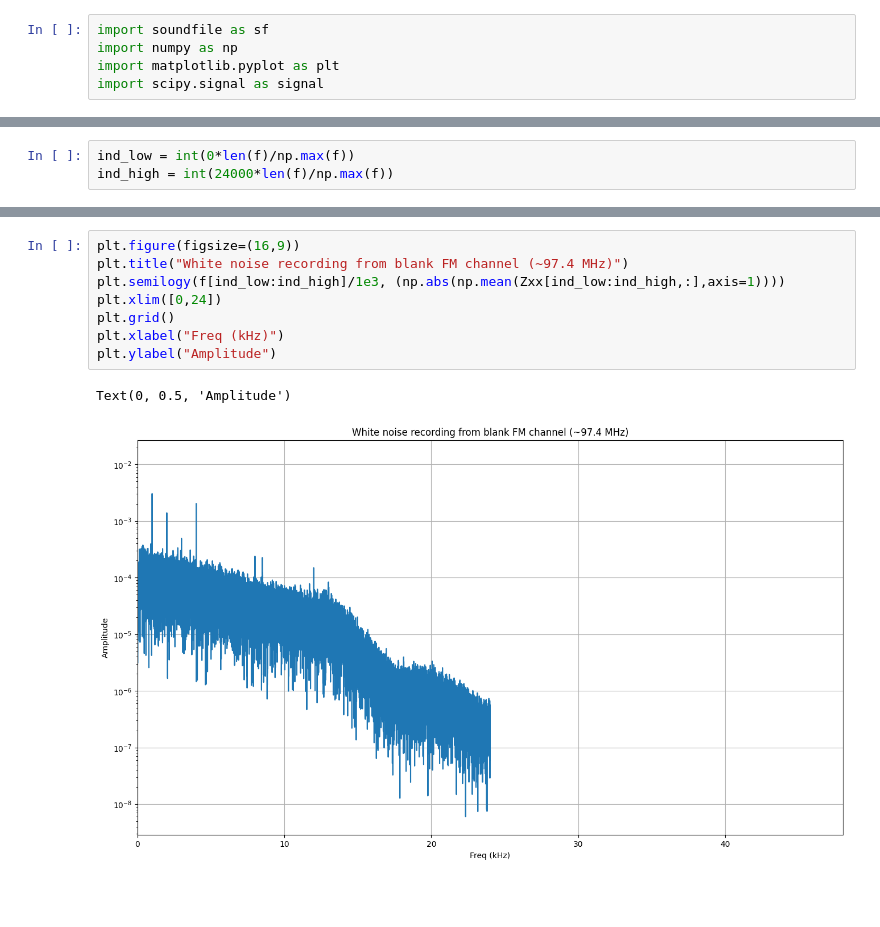
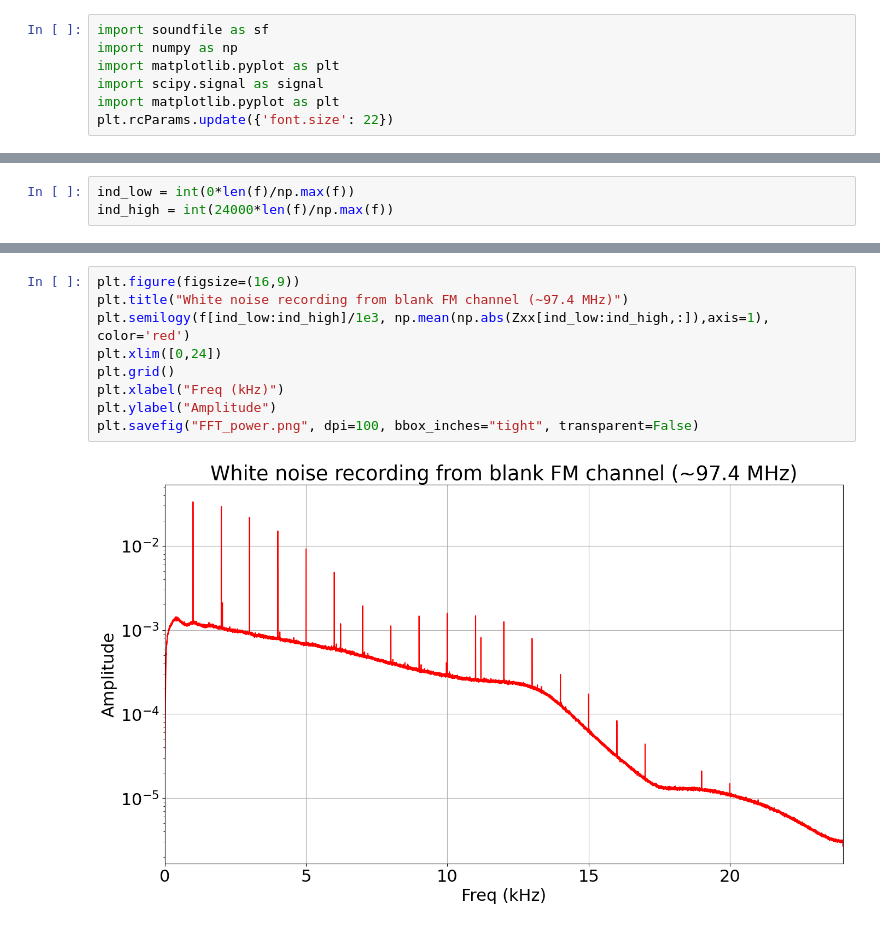
Before and after one commit to jnthek/longwave-astronomy, a Jupyter notebook: VLF/Analyse_data.ipynb, the cells around one changed output, grey strips where cells are left out. Cells and saved outputs as stored; diff of their text form; blank space fills up the shorter version.

```diff
--- a/VLF/Analyse_data.ipynb
+++ b/VLF/Analyse_data.ipynb
@@ -3,6 +3,8 @@ import soundfile as sf
 import numpy as np
 import matplotlib.pyplot as plt
 import scipy.signal as signal
+import matplotlib.pyplot as plt
+plt.rcParams.update({'font.size': 22})
 # %%
 data, samplerate = sf.read('test.wav')
 f,t,Zxx = signal.stft(data[:,0], fs=samplerate, nperseg=samplerate)
@@ -17,11 +29,11 @@ ind_high = int(24000*len(f)/np.max(f))
 # %%
 plt.figure(figsize=(16,9))
 plt.title("White noise recording from blank FM channel (~97.4 MHz)")
-plt.semilogy(f[ind_low:ind_high]/1e3, (np.abs(np.mean(Zxx[ind_low:ind_high,:],axis=1))))
+plt.semilogy(f[ind_low:ind_high]/1e3, np.mean(np.abs(Zxx[ind_low:ind_high,:]),axis=1), color='red')
 plt.xlim([0,24])
 plt.grid()
 plt.xlabel("Freq (kHz)")
 plt.ylabel("Amplitude")
+plt.savefig("FFT_power.png", dpi=100, bbox_inches="tight", transparent=False)
 # %% [output]
-Text(0, 0.5, 'Amplitude')
-[figure, old version]
+[figure, new version]
```
Also changed, not shown: parts of 2 cells of this notebook, 3 other files.
